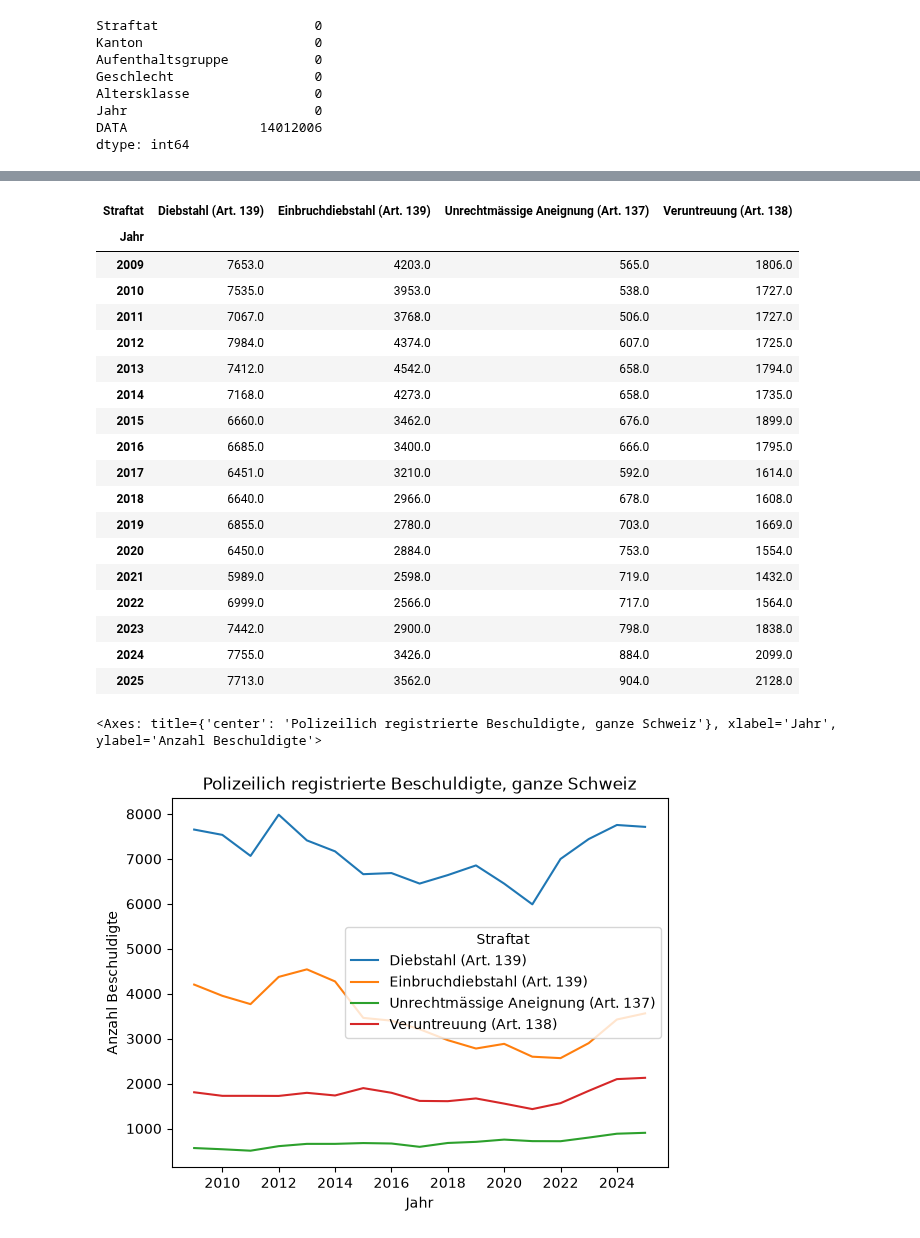
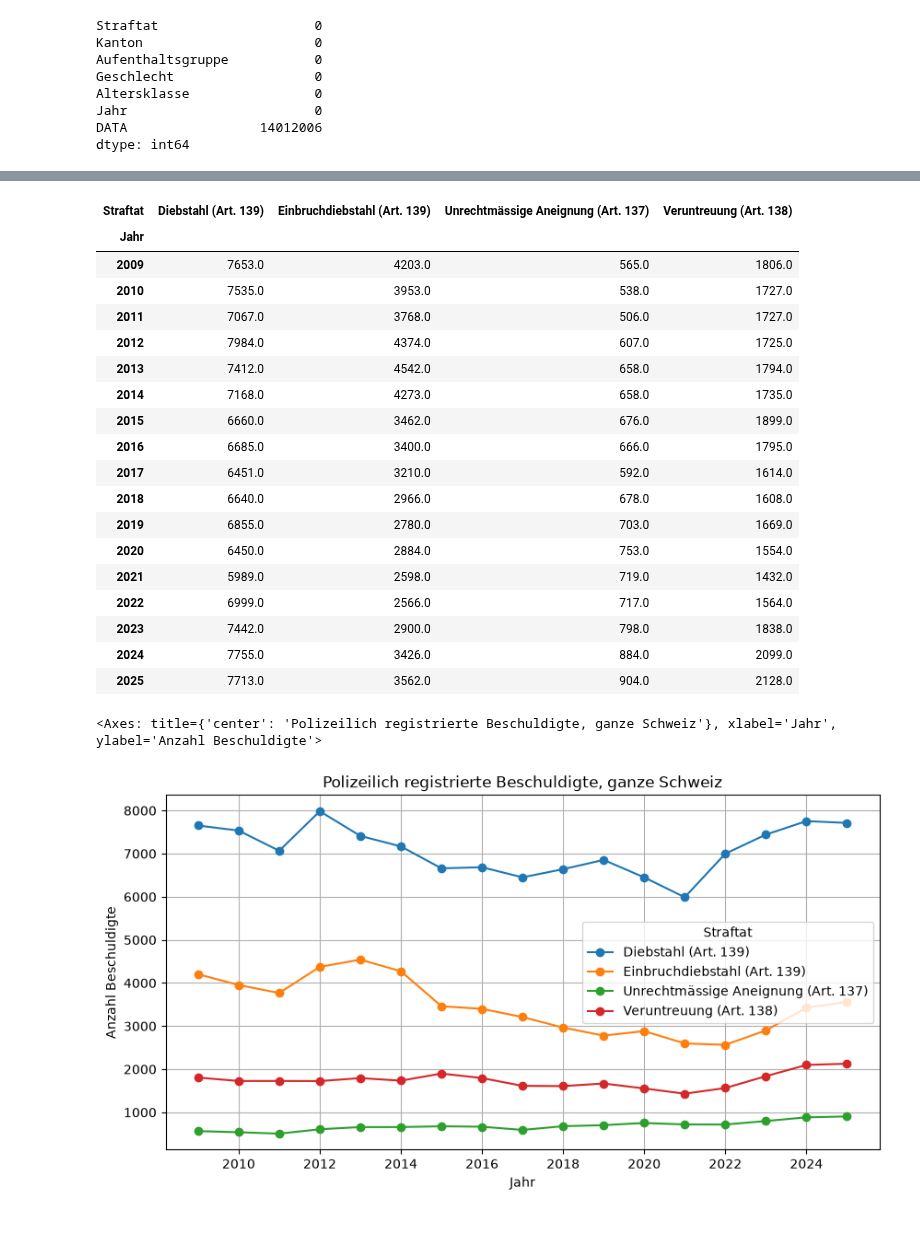
Before and after one commit to GianlucaZumbuehl/Python-Project-HS26-Criminality-and-Minimum-Wage, a Jupyter notebook: data_visualisation_cleaning.ipynb, the cells around one changed output, grey strips where cells are left out. Drawn from its saved outputs; the diff is of its cells as text; code cells hidden in the pictures.

Commit message:
Visualisierung

```diff
--- a/data_visualisation_cleaning.ipynb
+++ b/data_visualisation_cleaning.ipynb
@@ -173,32 +171,34 @@ entwicklung = df[
 ]
 
 tabelle = entwicklung.pivot_table(index="Jahr", columns="Straftat", values="DATA", observed=True)
 display(tabelle)
 
 tabelle.plot(
+    figsize=(10, 5),
+    marker="o",
+    grid=True,
     title="Polizeilich registrierte Beschuldigte, ganze Schweiz",
     ylabel="Anzahl Beschuldigte",
 )
-#
 # %% [output]
 | Straftat | Diebstahl (Art. 139) | Einbruchdiebstahl (Art. 139) | Unrechtmässige Aneignung (Art. 137) | Veruntreuung (Art. 138) |
 | Jahr |  |  |  |  |
 | 2009 | 7653.0 | 4203.0 | 565.0 | 1806.0 |
 | 2010 | 7535.0 | 3953.0 | 538.0 | 1727.0 |
 | 2011 | 7067.0 | 3768.0 | 506.0 | 1727.0 |
 | 2012 | 7984.0 | 4374.0 | 607.0 | 1725.0 |
 | 2013 | 7412.0 | 4542.0 | 658.0 | 1794.0 |
 | 2014 | 7168.0 | 4273.0 | 658.0 | 1735.0 |
 | 2015 | 6660.0 | 3462.0 | 676.0 | 1899.0 |
 | 2016 | 6685.0 | 3400.0 | 666.0 | 1795.0 |
 | 2017 | 6451.0 | 3210.0 | 592.0 | 1614.0 |
 | 2018 | 6640.0 | 2966.0 | 678.0 | 1608.0 |
 | 2019 | 6855.0 | 2780.0 | 703.0 | 1669.0 |
 | 2020 | 6450.0 | 2884.0 | 753.0 | 1554.0 |
 | 2021 | 5989.0 | 2598.0 | 719.0 | 1432.0 |
 | 2022 | 6999.0 | 2566.0 | 717.0 | 1564.0 |
 | 2023 | 7442.0 | 2900.0 | 798.0 | 1838.0 |
 | 2024 | 7755.0 | 3426.0 | 884.0 | 2099.0 |
 | 2025 | 7713.0 | 3562.0 | 904.0 | 2128.0 |
 <Axes: title={'center': 'Polizeilich registrierte Beschuldigte, ganze Schweiz'}, xlabel='Jahr', ylabel='Anzahl Beschuldigte'>
-[figure, old version]
+[figure, new version]
```
Also changed, not shown: parts of 1 cell of this notebook.
